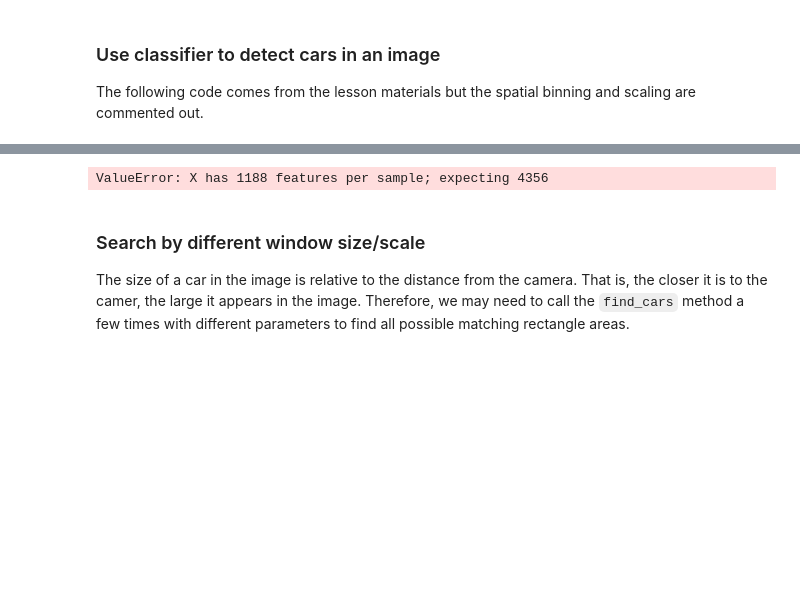
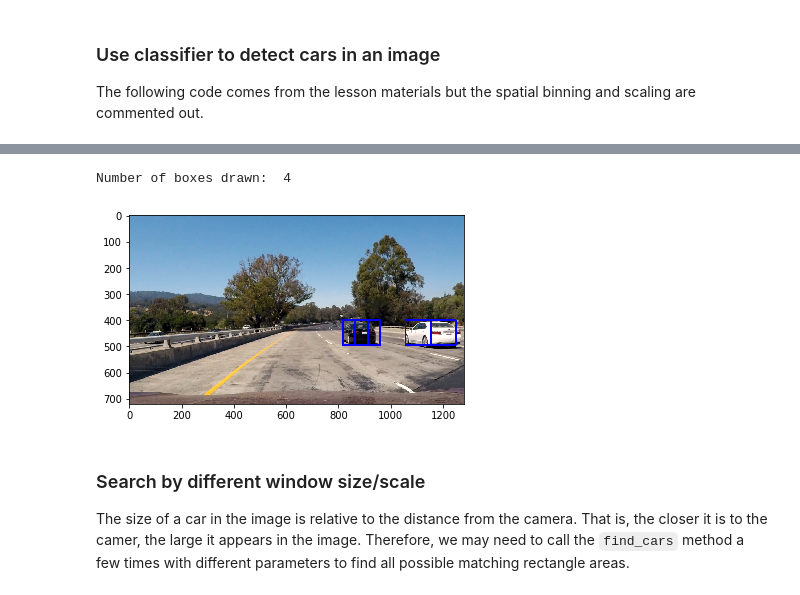
Before and after one commit to jingz8804/CarND-Vehicle-Detection, a Jupyter notebook: project-vechicle-detection.ipynb, the cells around one changed output, grey strips where cells are left out. Drawn from its saved outputs; the diff is of its cells as text; code cells hidden in the pictures; blank space fills up the shorter version.

```diff
--- a/project-vechicle-detection.ipynb
+++ b/project-vechicle-detection.ipynb
@@ -428,7 +416,7 @@ hist_range=(0, 256)
 
 out_img, rectangles = find_cars(test_image, ystart, ystop, scale, svc, X_scaler,
                                 colorspace_hog, orient, pix_per_cell, cell_per_block,
-                                spatial_size, hist_bins, hist_range)
+                                colorspace_color, spatial_size, hist_bins, hist_range)
 
 plt.imshow(out_img)
 print("Number of boxes drawn: ", len(rectangles))
@@ -437,5 +425,6 @@ print("Number of boxes drawn: ", len(rectangles))
   'be changed to `L2-Hys` in v0.15', skimage_deprecation)
-ValueError: X has 1188 features per sample; expecting 4356
+Number of boxes drawn:  4
+[figure, added]
 # %% [markdown]
 ### Search by different window size/scale
 The size of a car in the image is relative to the distance from the camera. That is, the closer it is to the camer, the large it appears in the image. Therefore, we may need to call the `find_cars` method a few times with different parameters to find all possible matching rectangle areas.
```
Also changed, not shown: parts of 19 cells of this notebook, 3 other files.
